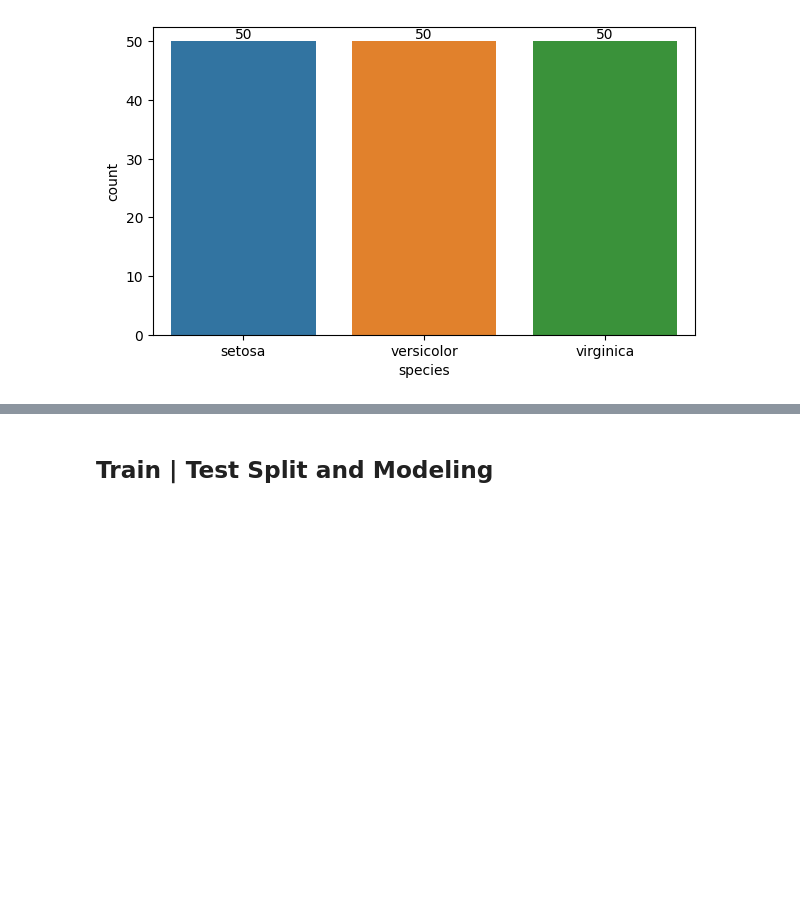
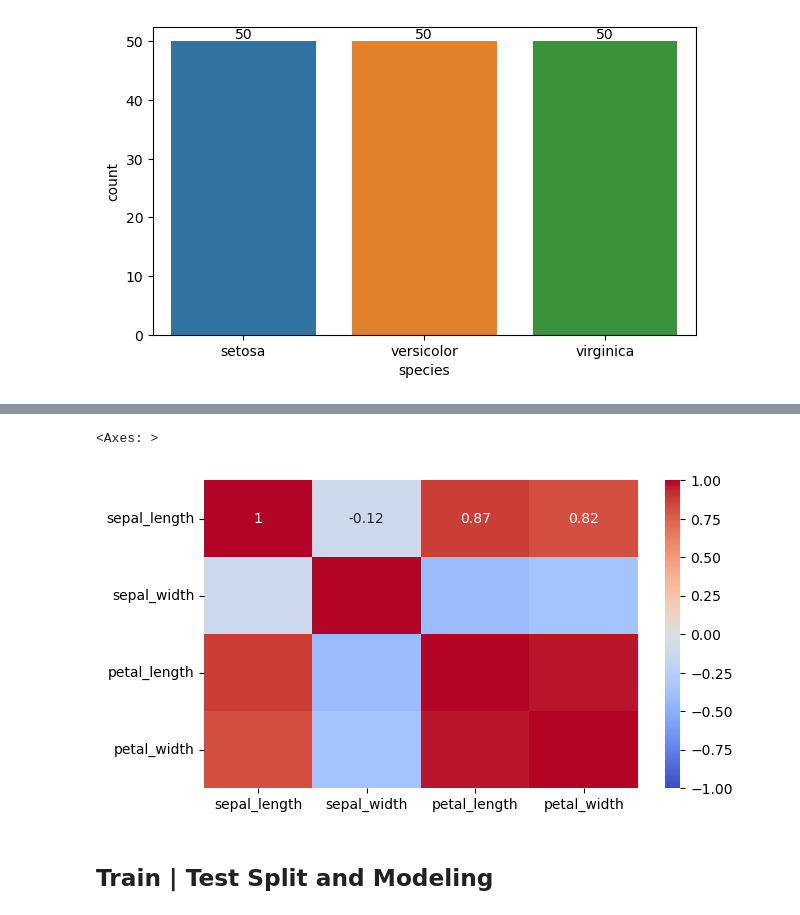
Before and after one commit to Nurdan10/Machine_Learning, a Jupyter notebook: ML-9 (Logistic Regression-MultiClass-iris)-EN.ipynb, the cells around one changed output, grey strips where cells are left out. Saved outputs shown, nothing was run; the diff lists cells and outputs as text; code cells hidden in the pictures; blank space fills up the shorter version.

```diff
--- a/ML-9 (Logistic Regression-MultiClass-iris)-EN.ipynb
+++ b/ML-9 (Logistic Regression-MultiClass-iris)-EN.ipynb
@@ -70,3 +71,14 @@ sns.heatmap(df.corr(),vmin=-1, vmax=1, annot=True, cmap="coolwarm");
+# %%
+numeric_df = df.select_dtypes(include=[float, int])
+
+# Compute the correlation matrix
+corr_matrix = numeric_df.corr()
+
+# Plot the heatmap
+sns.heatmap(corr_matrix, vmin=-1, vmax=1, annot=True, cmap="coolwarm")
+# %% [output]
+<Axes: >
+[figure, added]
 # %% [markdown]
 ## Train | Test Split and Modeling
 # %%
```
Also changed, not shown: parts of 12 cells of this notebook, 1 other file.
